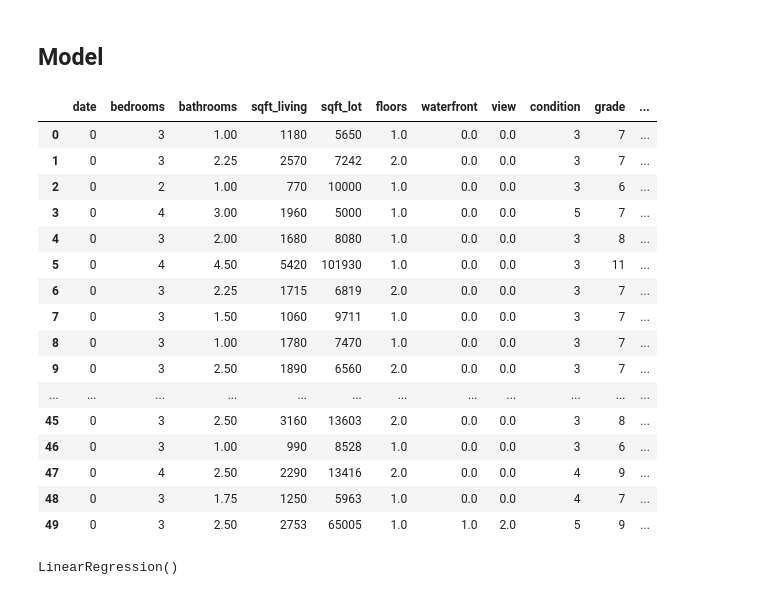
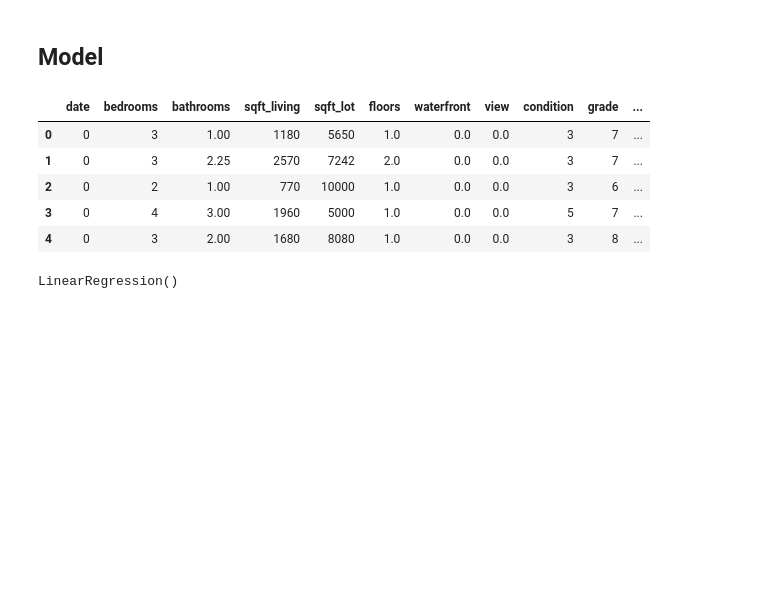
Before and after one commit to AmosMaru/phase_2_project, a Jupyter notebook: kc_house_2.ipynb, the cells around one changed output. Drawn from its saved outputs; the diff is of its cells as text; code cells hidden in the pictures; blank space fills up the shorter version.

```diff
--- a/kc_house_2.ipynb
+++ b/kc_house_2.ipynb
@@ -219,27 +337,18 @@ reg = LinearRegression()
 # %%
 train1 = data.drop(['id', 'price'],axis=1)
 # %%
-main_y = data['price']
+main_y = data['price']#price predictor
+# Now we know that prices are to be predicted , hence we set labels (output) as price columns and we also convert dates to 1’s and 0’s so that it doesn’t influence our data much .
+# We use 0 for houses which are new that is built after 2014
 conv_dates = [1 if values == 2014 else 0 for values in data.date ]
 data['date'] = conv_dates
 train1 = data.drop(['id', 'price'],axis=1)
-train1.head(50)
+train1.head()
 # %% [output]
 |  | date | bedrooms | bathrooms | sqft_living | sqft_lot | floors | waterfront | view | condition | grade | ... |
 | 0 | 0 | 3 | 1.00 | 1180 | 5650 | 1.0 | 0.0 | 0.0 | 3 | 7 | ... |
 | 1 | 0 | 3 | 2.25 | 2570 | 7242 | 2.0 | 0.0 | 0.0 | 3 | 7 | ... |
 | 2 | 0 | 2 | 1.00 | 770 | 10000 | 1.0 | 0.0 | 0.0 | 3 | 6 | ... |
 | 3 | 0 | 4 | 3.00 | 1960 | 5000 | 1.0 | 0.0 | 0.0 | 5 | 7 | ... |
 | 4 | 0 | 3 | 2.00 | 1680 | 8080 | 1.0 | 0.0 | 0.0 | 3 | 8 | ... |
-| 5 | 0 | 4 | 4.50 | 5420 | 101930 | 1.0 | 0.0 | 0.0 | 3 | 11 | ... |
-| 6 | 0 | 3 | 2.25 | 1715 | 6819 | 2.0 | 0.0 | 0.0 | 3 | 7 | ... |
-| 7 | 0 | 3 | 1.50 | 1060 | 9711 | 1.0 | 0.0 | 0.0 | 3 | 7 | ... |
-| 8 | 0 | 3 | 1.00 | 1780 | 7470 | 1.0 | 0.0 | 0.0 | 3 | 7 | ... |
-| 9 | 0 | 3 | 2.50 | 1890 | 6560 | 2.0 | 0.0 | 0.0 | 3 | 7 | ... |
-| ... | ... | ... | ... | ... | ... | ... | ... | ... | ... | ... | ... |
-| 45 | 0 | 3 | 2.50 | 3160 | 13603 | 2.0 | 0.0 | 0.0 | 3 | 8 | ... |
-| 46 | 0 | 3 | 1.00 | 990 | 8528 | 1.0 | 0.0 | 0.0 | 3 | 6 | ... |
-| 47 | 0 | 4 | 2.50 | 2290 | 13416 | 2.0 | 0.0 | 0.0 | 4 | 9 | ... |
-| 48 | 0 | 3 | 1.75 | 1250 | 5963 | 1.0 | 0.0 | 0.0 | 4 | 7 | ... |
-| 49 | 0 | 3 | 2.50 | 2753 | 65005 | 1.0 | 1.0 | 2.0 | 5 | 9 | ... |
 # %%
```
Also changed, not shown: parts of 35 cells of this notebook.
